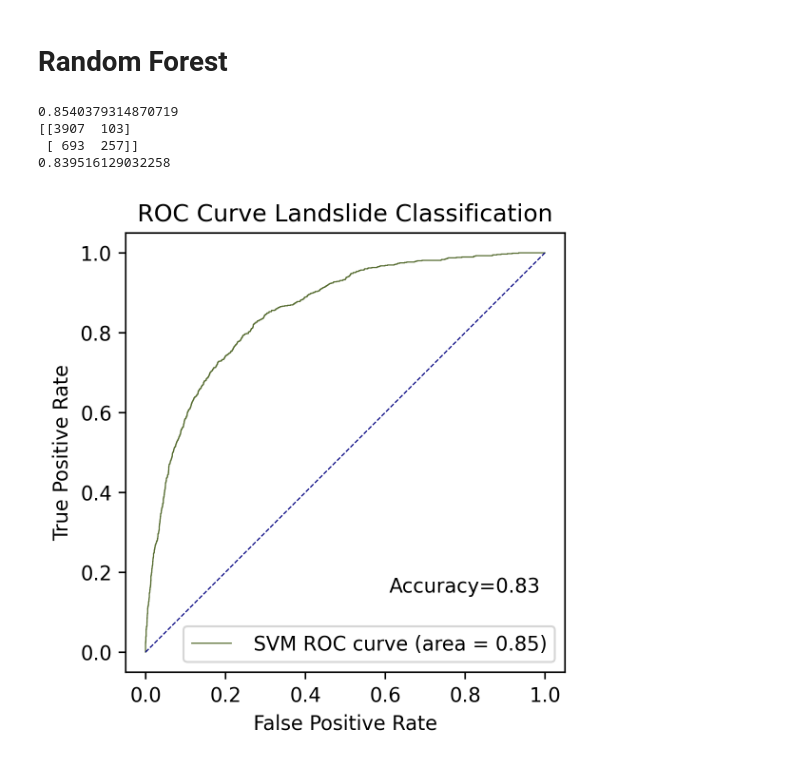
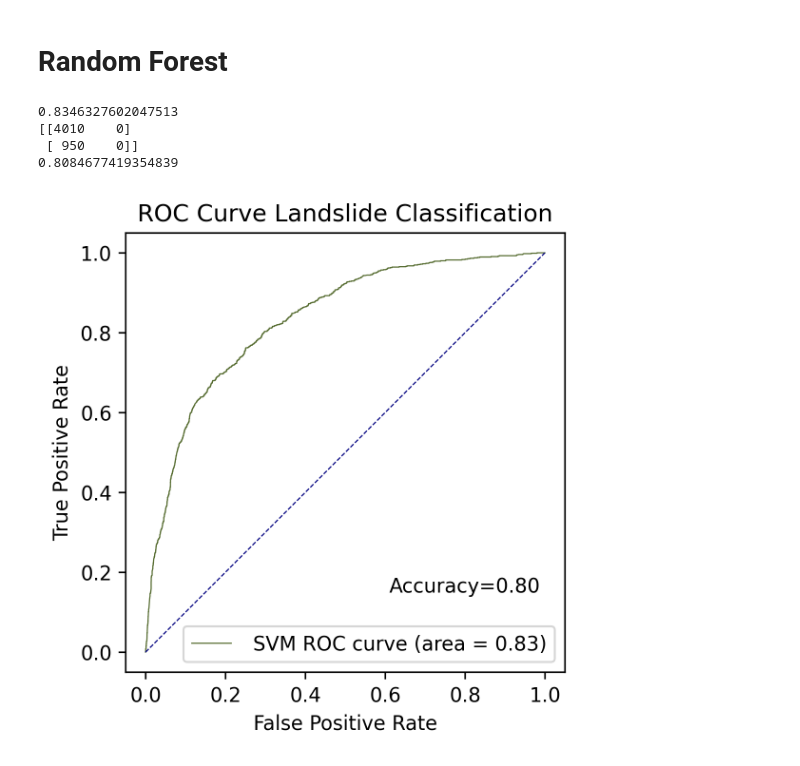
Before and after one commit to ashokdahal/ExplainableAI, a Jupyter notebook: RF_SVM.ipynb, the cells around one changed output. Cells and saved outputs as stored; diff of their text form; code cells hidden in the pictures.

```diff
--- a/RF_SVM.ipynb
+++ b/RF_SVM.ipynb
@@ -68,39 +68,39 @@ plt.show()
 # %% [markdown]
 # Random Forest
 # %%
-clf = RandomForestClassifier(max_depth=4, random_state=0)#make_pipeline(StandardScaler(),SGDClassifier(max_iter=1000, tol=1e-3))
+clf = RandomForestClassifier(max_depth=2, random_state=0)#make_pipeline(StandardScaler(),SGDClassifier(max_iter=1000, tol=1e-3))
 clf.fit(Xtrain, Ytrain)
 
 svm_preds=clf.predict_proba(Xtest)
 svm_clf=clf.predict(Xtest)
 
 fpr,tpr,thresholds=sklearn.metrics.roc_curve(Ytest, svm_preds[:,1])
 print(sklearn.metrics.auc(fpr,tpr))
 print(sklearn.metrics.confusion_matrix(Ytest,np.rint(svm_preds[:,1])))
 print(sklearn.metrics.accuracy_score(Ytest, svm_clf))
 plt.figure(figsize=(4,4),dpi=300)
 lw = 0.6
 plt.plot(
     fpr,
     tpr,
     color="darkolivegreen",
     lw=lw,
-    label=f" SVM ROC curve (area = 0.85)" ,
+    label=f" SVM ROC curve (area = 0.83)" ,
 )
 plt.plot([0, 1], [0, 1], color="navy", lw=lw, linestyle="--")
 plt.xlim([0.0, 1.0])
-plt.ylim([0.0, 1.05])
+plt.ylim([0.0, 1.0])
 plt.xlabel("False Positive Rate")
 plt.ylabel("True Positive Rate")
 plt.title("ROC Curve Landslide Classification")
-plt.text(0.61, 0.15,"Accuracy=0.83")
+plt.text(0.61, 0.15,"Accuracy=0.80")
 plt.legend(loc="lower right")
 plt.savefig('Exaiplots/rocRFrev1.pdf')
 plt.axis('square')
 plt.show()
 # %% [output]
-0.8540379314870719
-[[3907  103]
- [ 693  257]]
-0.839516129032258
+0.8346327602047513
+[[4010    0]
+ [ 950    0]]
+0.8084677419354839
-[figure, old version]
+[figure, new version]
```
Also changed, not shown: parts of 1 cell of this notebook, 12 other files.
